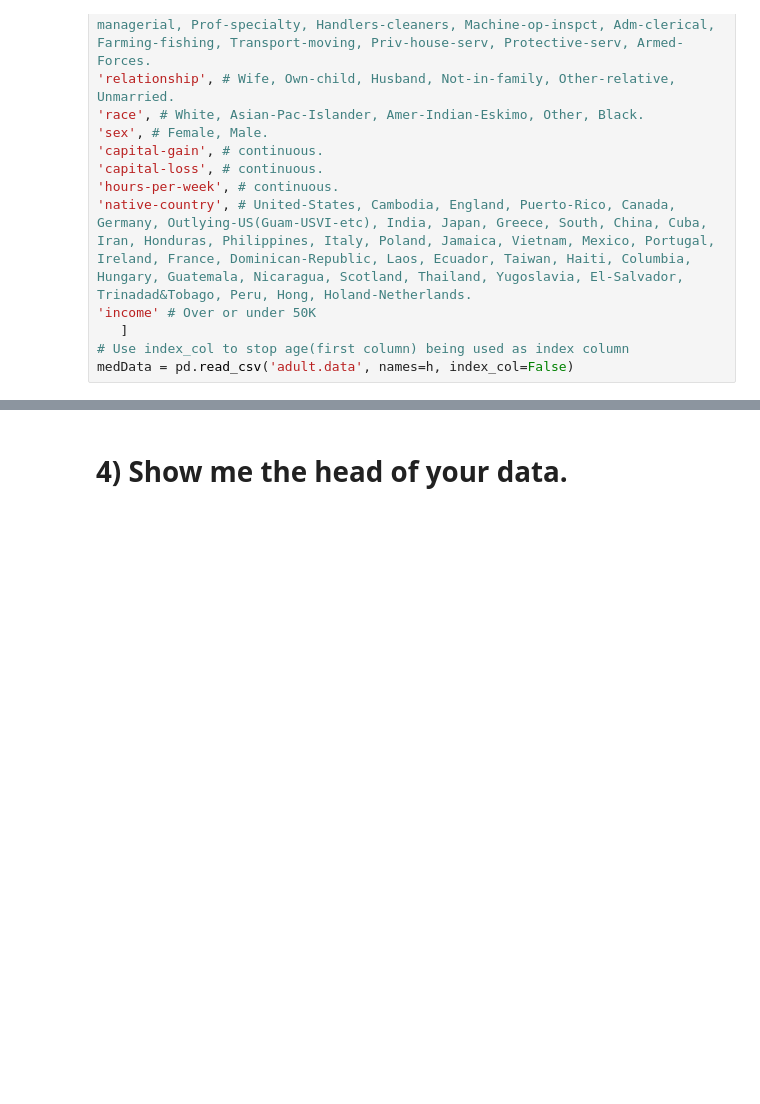
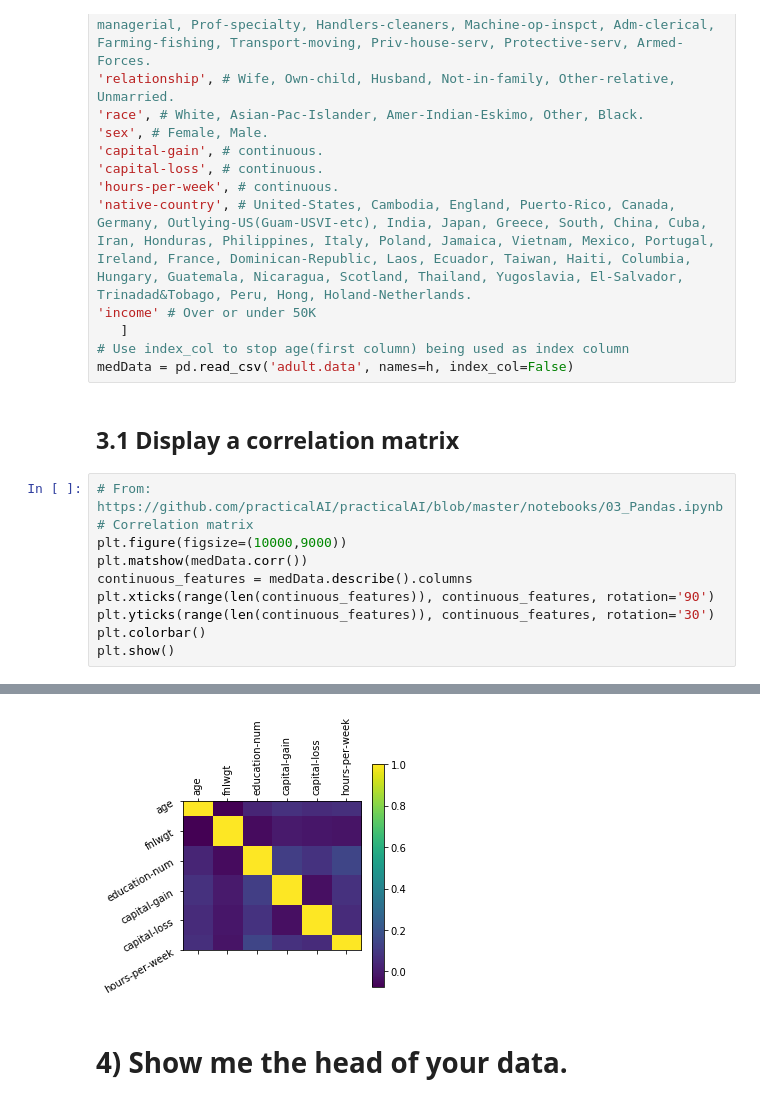
Before and after one commit to rdoraiswamy/final-project, a Jupyter notebook: MR_RD_BIOF509_Final_Project.ipynb, the cells around one changed output, grey strips where cells are left out. Drawn from its saved outputs; the diff is of its cells as text; blank space fills up the shorter version.

```diff
--- a/MR_RD_BIOF509_Final_Project.ipynb
+++ b/MR_RD_BIOF509_Final_Project.ipynb
@@ -141,3 +141,16 @@ h =['age', # continuous.
    ]
 # Use index_col to stop age(first column) being used as index column
 medData = pd.read_csv('adult.data', names=h, index_col=False)
+# %% [markdown]
+## 3.1 Display a correlation matrix
+# %%
+# From: https://github.com/practicalAI/practicalAI/blob/master/notebooks/03_Pandas.ipynb
+# Correlation matrix
+plt.figure(figsize=(10000,9000))
+plt.matshow(medData.corr())
+continuous_features = medData.describe().columns
+plt.xticks(range(len(continuous_features)), continuous_features, rotation='90')
+plt.yticks(range(len(continuous_features)), continuous_features, rotation='30')
+plt.colorbar()
+plt.show()
+# %% [output]
@@ -144,3 +158,4 @@ medData = pd.read_csv('adult.data', names=h, index_col=False)
+[figure, added]
 # %% [markdown]
 # 4) Show me the head of your data.
 # %% [markdown]
```
Also changed, not shown: parts of 5 cells of this notebook.
